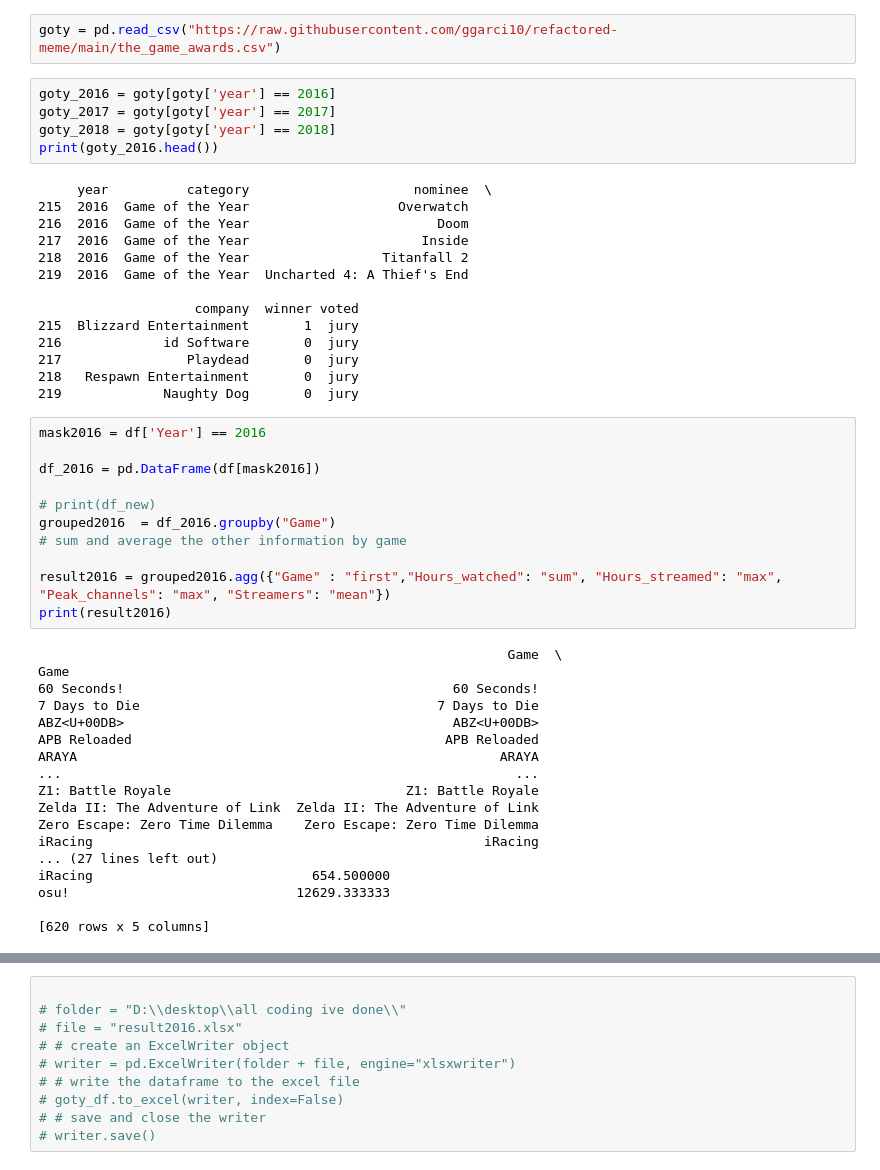
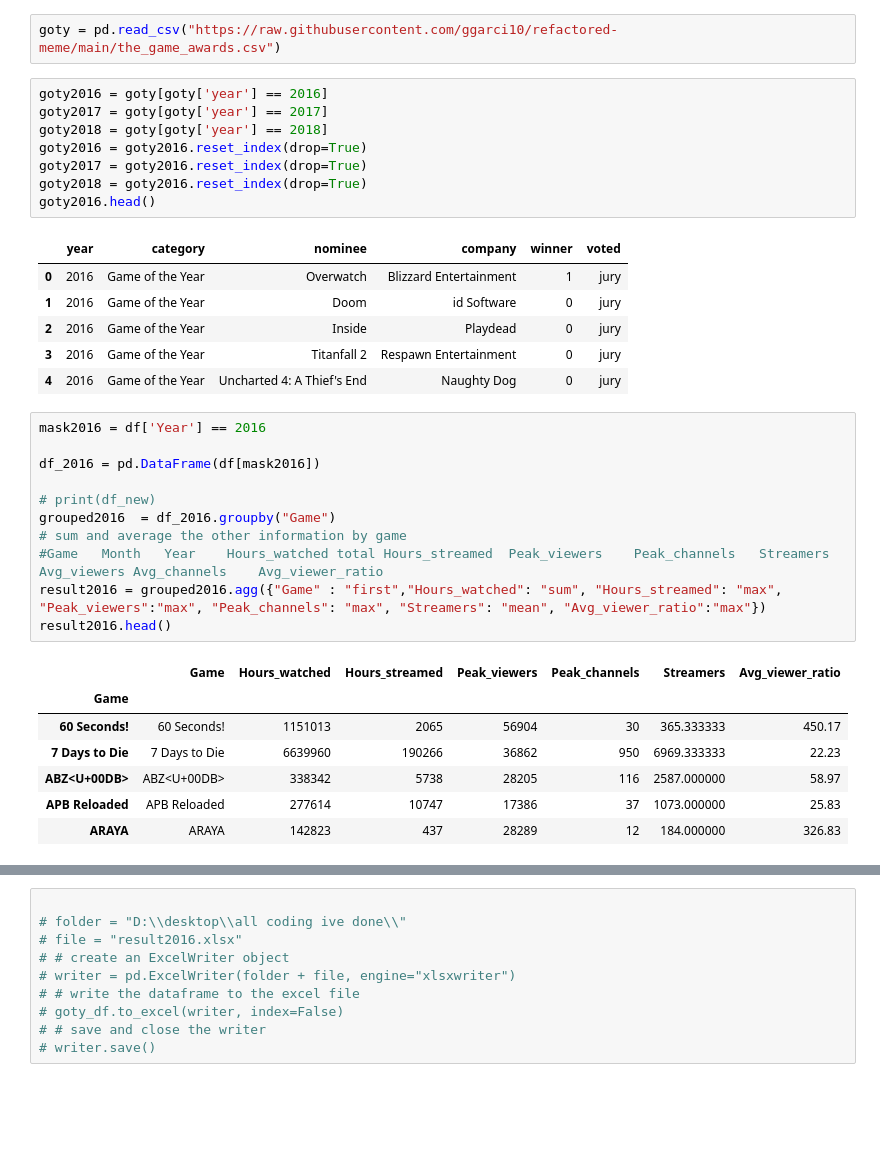
Before and after one commit to ggarci10/twitchdataproject, a Jupyter notebook: final_project_twitch_game_.ipynb, the cells around one changed output, grey strips where cells are left out. Saved outputs shown, nothing was run; the diff lists cells and outputs as text; blank space fills up the shorter version.

```diff
--- a/final_project_twitch_game_.ipynb
+++ b/final_project_twitch_game_.ipynb
@@ -18,53 +18,39 @@ df.head()
 # %%
 goty = pd.read_csv("https://raw.githubusercontent.com/ggarci10/refactored-meme/main/the_game_awards.csv")
 # %%
-goty_2016 = goty[goty['year'] == 2016]
-goty_2017 = goty[goty['year'] == 2017]
-goty_2018 = goty[goty['year'] == 2018]
-print(goty_2016.head())
+goty2016 = goty[goty['year'] == 2016]
+goty2017 = goty[goty['year'] == 2017]
+goty2018 = goty[goty['year'] == 2018]
+goty2016 = goty2016.reset_index(drop=True)
+goty2017 = goty2016.reset_index(drop=True)
+goty2018 = goty2016.reset_index(drop=True)
+goty2016.head()
 # %% [output]
-     year          category                     nominee  \
-215  2016  Game of the Year                   Overwatch
-216  2016  Game of the Year                        Doom
-217  2016  Game of the Year                      Inside
-218  2016  Game of the Year                 Titanfall 2
-219  2016  Game of the Year  Uncharted 4: A Thief's End
-
-                    company  winner voted
-215  Blizzard Entertainment       1  jury
-216             id Software       0  jury
-217                Playdead       0  jury
-218   Respawn Entertainment       0  jury
-219             Naughty Dog       0  jury
+|  | year | category | nominee | company | winner | voted |
+| 0 | 2016 | Game of the Year | Overwatch | Blizzard Entertainment | 1 | jury |
+| 1 | 2016 | Game of the Year | Doom | id Software | 0 | jury |
+| 2 | 2016 | Game of the Year | Inside | Playdead | 0 | jury |
+| 3 | 2016 | Game of the Year | Titanfall 2 | Respawn Entertainment | 0 | jury |
+| 4 | 2016 | Game of the Year | Uncharted 4: A Thief's End | Naughty Dog | 0 | jury |
 # %%
 mask2016 = df['Year'] == 2016
 
 df_2016 = pd.DataFrame(df[mask2016])
 
 # print(df_new)
 grouped2016  = df_2016.groupby("Game")
 # sum and average the other information by game
-
-result2016 = grouped2016.agg({"Game" : "first","Hours_watched": "sum", "Hours_streamed": "max", "Peak_channels": "max", "Streamers": "mean"})
-print(result2016)
+#Game	Month	Year	Hours_watched total	Hours_streamed	Peak_viewers	Peak_channels	Streamers	Avg_viewers	Avg_channels	Avg_viewer_ratio
+result2016 = grouped2016.agg({"Game" : "first","Hours_watched": "sum", "Hours_streamed": "max", "Peak_viewers":"max", "Peak_channels": "max", "Streamers": "mean", "Avg_viewer_ratio":"max"})
+result2016.head()
 # %% [output]
-                                                            Game  \
-Game
-60 Seconds!                                          60 Seconds!
-7 Days to Die                                      7 Days to Die
-ABZ<U+00DB>                                          ABZ<U+00DB>
-APB Reloaded                                        APB Reloaded
-ARAYA                                                      ARAYA
-...                                                          ...
-Z1: Battle Royale                              Z1: Battle Royale
-Zelda II: The Adventure of Link  Zelda II: The Adventure of Link
-Zero Escape: Zero Time Dilemma    Zero Escape: Zero Time Dilemma
-iRacing                                                  iRacing
-... (27 lines left out)
-iRacing                            654.500000
-osu!                             12629.333333
-
-[620 rows x 5 columns]
+|  | Game | Hours_watched | Hours_streamed | Peak_viewers | Peak_channels | Streamers | Avg_viewer_ratio |
+| Game |  |  |  |  |  |  |  |
+| 60 Seconds! | 60 Seconds! | 1151013 | 2065 | 56904 | 30 | 365.333333 | 450.17 |
+| 7 Days to Die | 7 Days to Die | 6639960 | 190266 | 36862 | 950 | 6969.333333 | 22.23 |
+| ABZ<U+00DB> | ABZ<U+00DB> | 338342 | 5738 | 28205 | 116 | 2587.000000 | 58.97 |
+| APB Reloaded | APB Reloaded | 277614 | 10747 | 17386 | 37 | 1073.000000 | 25.83 |
+| ARAYA | ARAYA | 142823 | 437 | 28289 | 12 | 184.000000 | 326.83 |
 # %%
 mask2017 = df['Year'] == 2017
 
```
Also changed, not shown: parts of 21 cells of this notebook.
